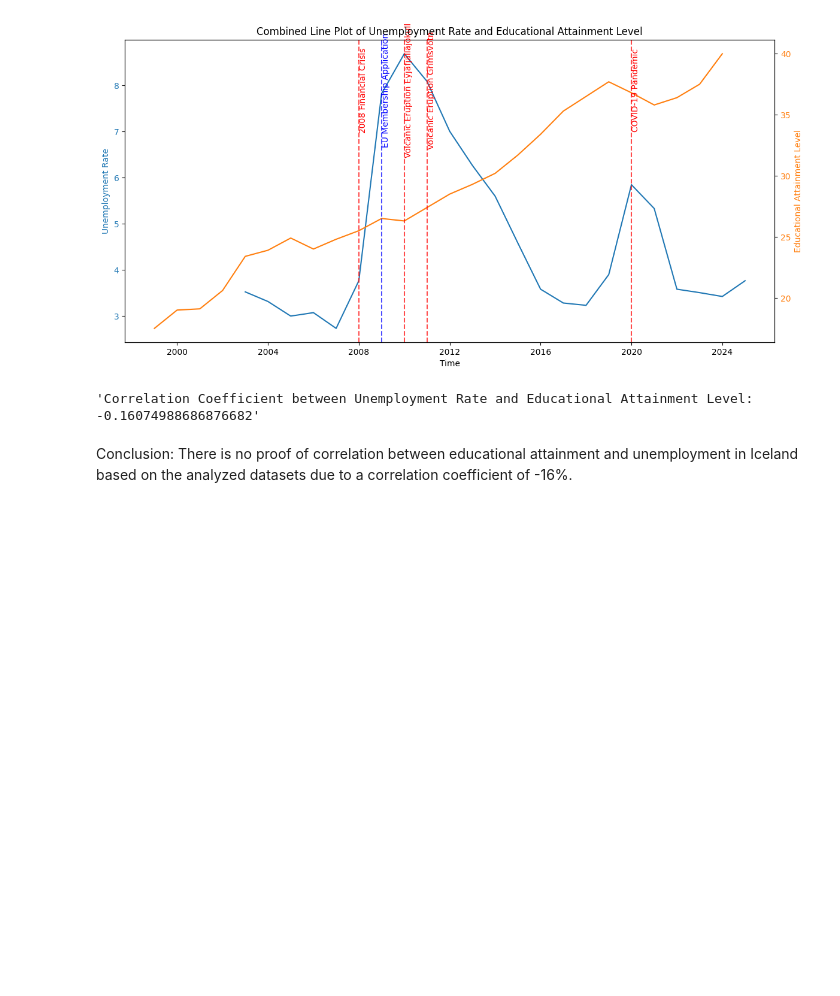
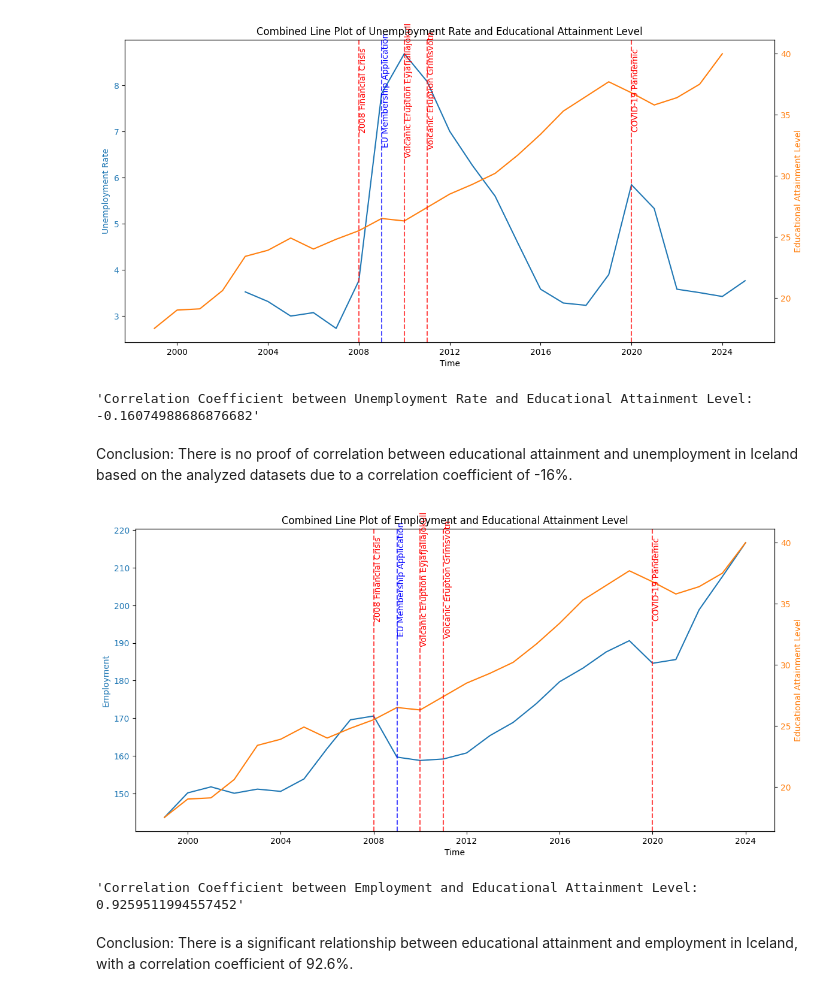
Before and after one commit to muffindud/iceland-data-analysis, a Jupyter notebook: main.ipynb, the cells around one changed output. Drawn from its saved outputs; the diff is of its cells as text; code cells hidden in the pictures; blank space fills up the shorter version.

Commit message:
add 2nd corr for 2

```diff
--- a/main.ipynb
+++ b/main.ipynb
@@ -843,3 +843,38 @@ display(f"Correlation Coefficient between Unemployment Rate and Educational Atta
 'Correlation Coefficient between Unemployment Rate and Educational Attainment Level: -0.16074988686876682'
 # %% [markdown]
 Conclusion: There is no proof of correlation between educational attainment and unemployment in Iceland based on the analyzed datasets due to a correlation coefficient of -16%.
+# %%
+start_date = max(lfsa_egan["time"].min(), edat_lfse_03["time"].min())
+end_date = min(lfsa_egan["time"].max(), edat_lfse_03["time"].max())
+lfsa_egan_l = lfsa_egan[
+    (lfsa_egan["time"] >= start_date) &
+    (lfsa_egan["time"] <= end_date)
+]
+edat_lfse_03_l = edat_lfse_03[
+    (edat_lfse_03["time"] >= start_date) &
+    (edat_lfse_03["time"] <= end_date)
+]
+
+lfsa_egan_l.name = "lfsa_egan_l"
+lfsa_egan_l.title = "Employment"
+edat_lfse_03_l.name = "edat_lfse_03_l"
+edat_lfse_03_l.title = "Educational Attainment Level"
+
+make_combined_line_plot(
+    lfsa_egan_l,
+    edat_lfse_03_l
+).show()
+
+correlation_df = pd.merge(
+    lfsa_egan,
+    edat_lfse_03,
+    on="time",
+    suffixes=("_employment", "_education")
+)
+correlation_coefficient = correlation_df["value_employment"].corr(correlation_df["value_education"])
+display(f"Correlation Coefficient between Employment and Educational Attainment Level: {correlation_coefficient}")
+# %% [output]
+[figure, added]
+'Correlation Coefficient between Employment and Educational Attainment Level: 0.9259511994557452'
+# %% [markdown]
+Conclusion: There is a significant relationship between educational attainment and employment in Iceland, with a correlation coefficient of 92.6%.
```
